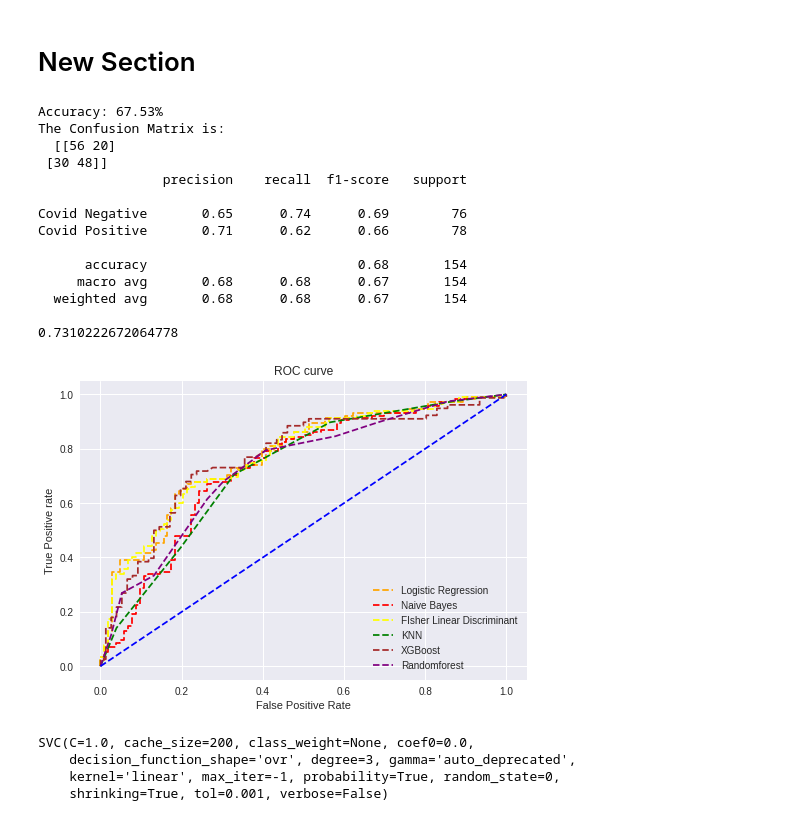
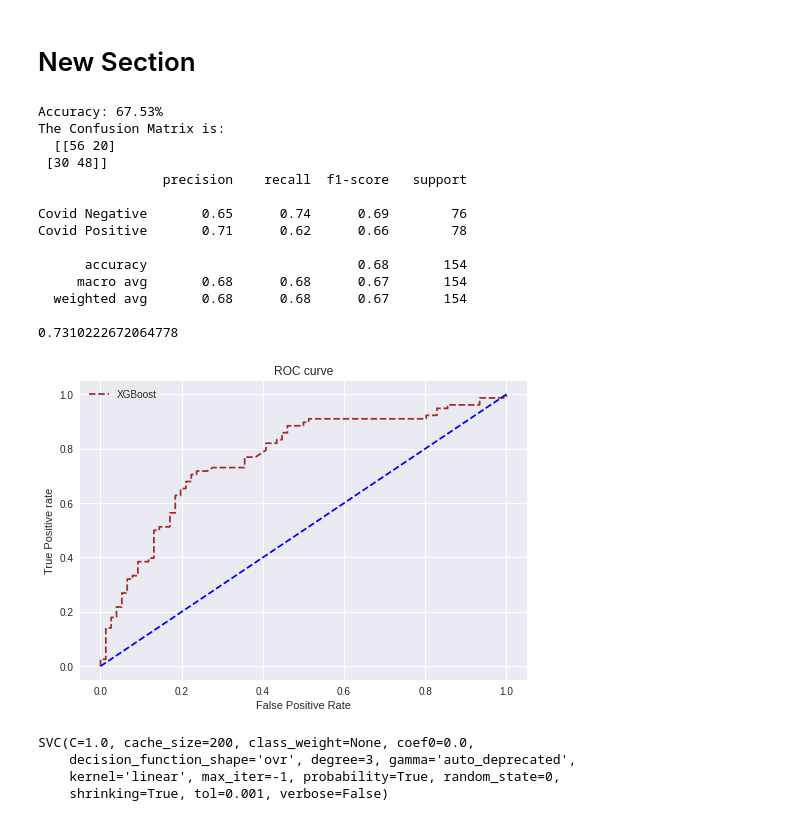
Before and after one commit to deepanshumody/COVID19_Predict, a Jupyter notebook: data_5_(1)_(1).ipynb, the cells around one changed output. Saved outputs shown, nothing was run; the diff lists cells and outputs as text; code cells hidden in the pictures.

```diff
--- a/data_5_(1)_(1).ipynb
+++ b/data_5_(1)_(1).ipynb
@@ -166,7 +166,11 @@ for i in range(7):
     pred_prob1 = clf.predict_proba(test_data_xn)
 
     from sklearn.metrics import roc_curve
-
+    arr_2d = np.reshape(test_data_yn, (218, 1))
+    new_np = np.hstack((test_data_xn,arr_2d))
+    finaltocsv= np.hstack((new_np,pred_prob1))
+    finaldf = pd.DataFrame(finaltocsv)
+    finaldf.to_csv("Dataset5-logistic-regression-test-results.csv")
     # roc curve for models
     fpr1, tpr1, thresh1 = roc_curve(test_data_yn, pred_prob1[:,1], pos_label=1)
 
@@ -283,6 +287,11 @@ for i in range(7):
 
     from sklearn.metrics import roc_curve
 
+    arr_2d = np.reshape(test_data_yn, (218, 1))
+    new_np = np.hstack((test_data_xn,arr_2d))
+    finaltocsv= np.hstack((new_np,pred_prob1))
+    finaldf = pd.DataFrame(finaltocsv)
+    finaldf.to_csv("Dataset5-Naive-Bayes-test-results.csv")
     # roc curve for models
     fpr2, tpr2, thresh2 = roc_curve(test_data_yn, pred_prob1[:,1], pos_label=1)
 
@@ -383,6 +392,12 @@ for i in range(7):
     pred_prob1 = clf.predict_proba(test_data_xn)
 
     from sklearn.metrics import roc_curve
+
+    arr_2d = np.reshape(test_data_yn, (218, 1))
+    new_np = np.hstack((test_data_xn,arr_2d))
+    finaltocsv= np.hstack((new_np,pred_prob1))
+    finaldf = pd.DataFrame(finaltocsv)
+    finaldf.to_csv("Dataset5-Fishers-Linear-Discriminant-test-results.csv")
 
     # roc curve for models
     fpr3, tpr3, thresh3 = roc_curve(test_data_yn, pred_prob1[:,1], pos_label=1)
@@ -713,7 +732,11 @@ test_pred_y_log = classifier.predict(x_test)
 train_pred_y_log = classifier.predict(x_train)
 
 pred_prob1 = classifier.predict_proba(x_test)
-
+arr_2d = np.reshape(y_test, (154, 1))
+new_np = np.hstack((x_test,arr_2d))
+finaltocsv= np.hstack((new_np,pred_prob1))
+finaldf = pd.DataFrame(finaltocsv)
+finaldf.to_csv("Dataset5-Random-Forest-test-results.csv")
 from sklearn.metrics import roc_curve
 
     # roc curve for models
@@ -730,42 +753,42 @@ import matplotlib.pyplot as plt
 plt.style.use('seaborn')
 
     # plot roc curves
-plt.plot(fpr1, tpr1, linestyle='--',color='orange', label='Logistic Regression')
-plt.plot(fpr2, tpr2, linestyle='--',color='red', label='Naive Bayes')
-plt.plot(fpr3, tpr3, linestyle='--',color='yellow', label='FIsher Linear Discriminant')
-plt.plot(fpr4, tpr4, linestyle='--',color='green', label='KNN')
+#plt.plot(fpr1, tpr1, linestyle='--',color='orange', label='Logistic Regression')
+#plt.plot(fpr2, tpr2, linestyle='--',color='red', label='Naive Bayes')
+#plt.plot(fpr3, tpr3, linestyle='--',color='yellow', label='FIsher Linear Discriminant')
+#plt.plot(fpr4, tpr4, linestyle='--',color='green', label='KNN')
 plt.plot(fpr5, tpr5, linestyle='--',color='brown', label='XGBoost')
-plt.plot(fpr6, tpr6, linestyle='--',color='purple', label='Randomforest')
+#plt.plot(fpr6, tpr6, linestyle='--',color='purple', label='Randomforest')
 
 
 
 plt.plot(p_fpr, p_tpr, linestyle='--', color='blue')
     # title
 plt.title('ROC curve')
     # x label
 plt.xlabel('False Positive Rate')
     # y label
 plt.ylabel('True Positive rate')
 
 plt.legend(loc='best')
 plt.savefig('ROC',dpi=300)
 plt.show();
 # %% [output]
 Accuracy: 67.53%
 The Confusion Matrix is:
   [[56 20]
  [30 48]]
                 precision    recall  f1-score   support
 
 Covid Negative       0.65      0.74      0.69        76
 Covid Positive       0.71      0.62      0.66        78
 
       accuracy                           0.68       154
      macro avg       0.68      0.68      0.67       154
   weighted avg       0.68      0.68      0.67       154
 
 0.7310222672064778
-[figure, old version]
+[figure, new version]
 # %%
 from sklearn.svm import SVC
 classifier = SVC(kernel = 'linear', random_state = 0, probability=True)
```
Also changed, not shown: parts of 4 cells of this notebook.
